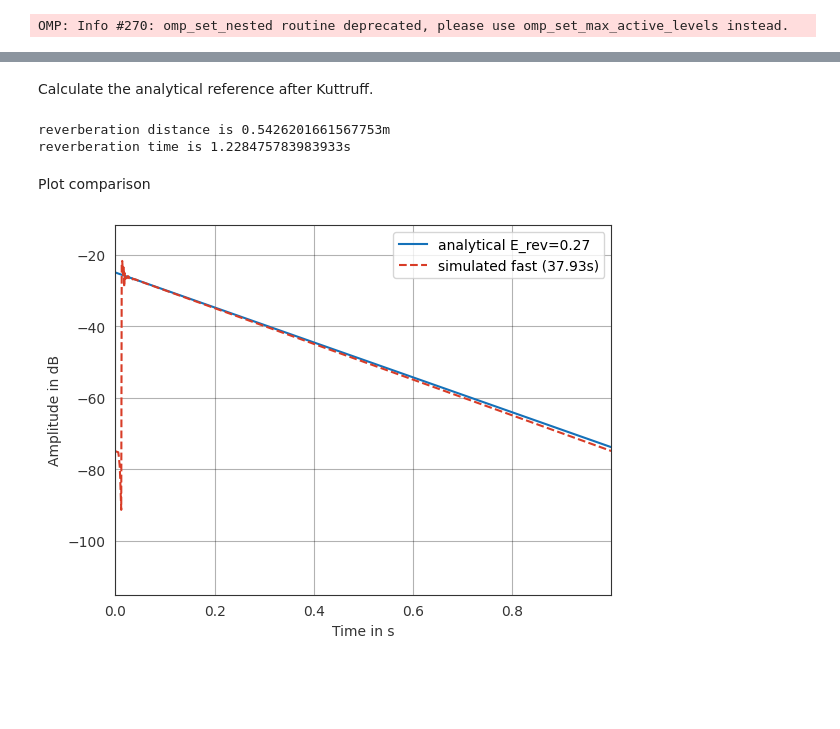
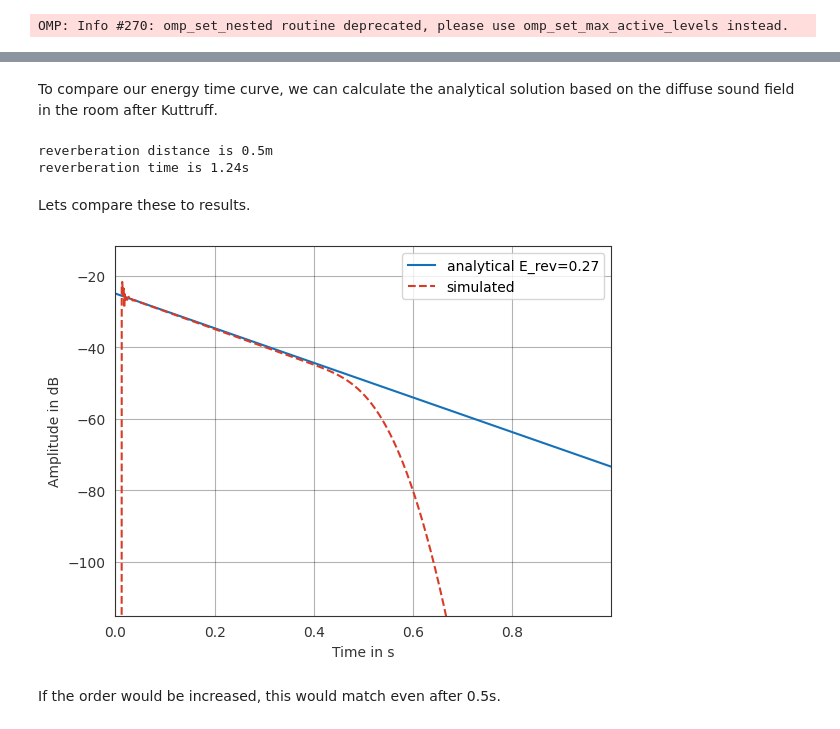
Before and after one commit to sparrow-acoustics/sparrowpy, a Jupyter notebook: examples/fast_radiosity.ipynb, the cells around one changed output, grey strips where cells are left out. Cells and saved outputs as stored; diff of their text form; code cells hidden in the pictures; blank space fills up the shorter version.

Commit message:
improve notebook fast

```diff
--- a/examples/fast_radiosity.ipynb
+++ b/examples/fast_radiosity.ipynb
@@ -18,9 +21,9 @@ Y = 6
 Z = 4
 patch_size = 1
 ir_length_s = 1
-sampling_rate = 1000
-max_order_k = 150
-speed_of_sound = 346.18
+time_resolution = 1/1000
+max_order_k = 50
+speed_of_sound = 343.2
 absorption = 0.1
 
 # create geometry
@@ -77,16 +91,11 @@ radiosity_fast.calculate_energy_exchange(
 ir_fast = np.sum(radiosity_fast.collect_receiver_energy(
     receiver_pos=receiver_pos,
     speed_of_sound=speed_of_sound,
-    histogram_time_resolution=1/sampling_rate,
+    histogram_time_resolution=time_resolution,
     propagation_fx=True,
     ),axis=1)[0]
+n_samples = ir_fast.shape[-1]
+reverberation_fast = pf.TimeData(ir_fast, np.arange(n_samples)*time_resolution)
 
-reverberation_fast = pf.Signal(ir_fast, sampling_rate=sampling_rate)
-
-print(ir_fast.shape)
-
-# stop timer
-delta = (datetime.now() - start)
-print(f"Time elapsed: {delta}")
-fast_time_s = (delta.seconds*1e6 + delta.microseconds)/1e6
+print(reverberation_fast)
 # %% [output]
@@ -95,15 +104,15 @@ Time elapsed: 0:00:37.927782
-# %% [markdown]
-Calculate the analytical reference after Kuttruff.
+# %% [markdown]
+To compare our energy time curve, we can calculate the analytical solution based on the diffuse sound field in the room after Kuttruff.
 # %%
 
 S = (2*X*Y) + (2*X*Z) + (2*Y*Z)
 A = S*absorption
 alpha_dash = A/S
 r_h = 1/4*np.sqrt(A/np.pi)
-print(f'reverberation distance is {r_h}m')
+print(f'reverberation distance is {r_h:.1f}m')
 V = X*Y*Z
 RT = 24*np.log(10)/(speed_of_sound)*V/(-S*np.log(1-alpha_dash))
-print(f'reverberation time is {RT}s')
+print(f'reverberation time is {RT:.2f}s')
 E_reverb_analytical = 4/A
 t = reverberation_fast.times
 # Kuttruff Eq 4.7
@@ -112,28 +121,29 @@ t_0 = 0.03
 # Kuttruff Eq 4.10
 reverberation_analytic = w_0 * np.exp(+(
     speed_of_sound*S*np.log(1-alpha_dash)/(4*V))*(t-t_0))
-reverberation_analytic = pf.Signal(
-    reverberation_analytic, sampling_rate=sampling_rate)
+reverberation_analytic = pf.TimeData(reverberation_analytic, t)
 # %% [output]
-reverberation distance is 0.5426201661567753m
-reverberation time is 1.228475783983933s
+reverberation distance is 0.5m
+reverberation time is 1.24s
-# %% [markdown]
-Plot comparison
+# %% [markdown]
+Lets compare these to results.
 # %%
 plt.figure()
 pf.plot.time(
     reverberation_analytic, dB=True, log_prefix=10,
     label=f'analytical E_rev={E_reverb_analytical:0.2f}')
 
 pf.plot.time(
     reverberation_fast, dB=True, log_prefix=10,
-    label=f'simulated fast ({fast_time_s:0.2f}s)',
+    label='simulated',
     linestyle='--')
 
 plt.legend()
 plt.show()
 # %% [output]
-[figure, old version]
+[figure, new version]
+# %% [markdown]
+If the order would be increased, this would match even after 0.5s.
 # %%
 %load_ext watermark
 %watermark -v -m -iv
```
Also changed, not shown: parts of 21 cells of this notebook.
